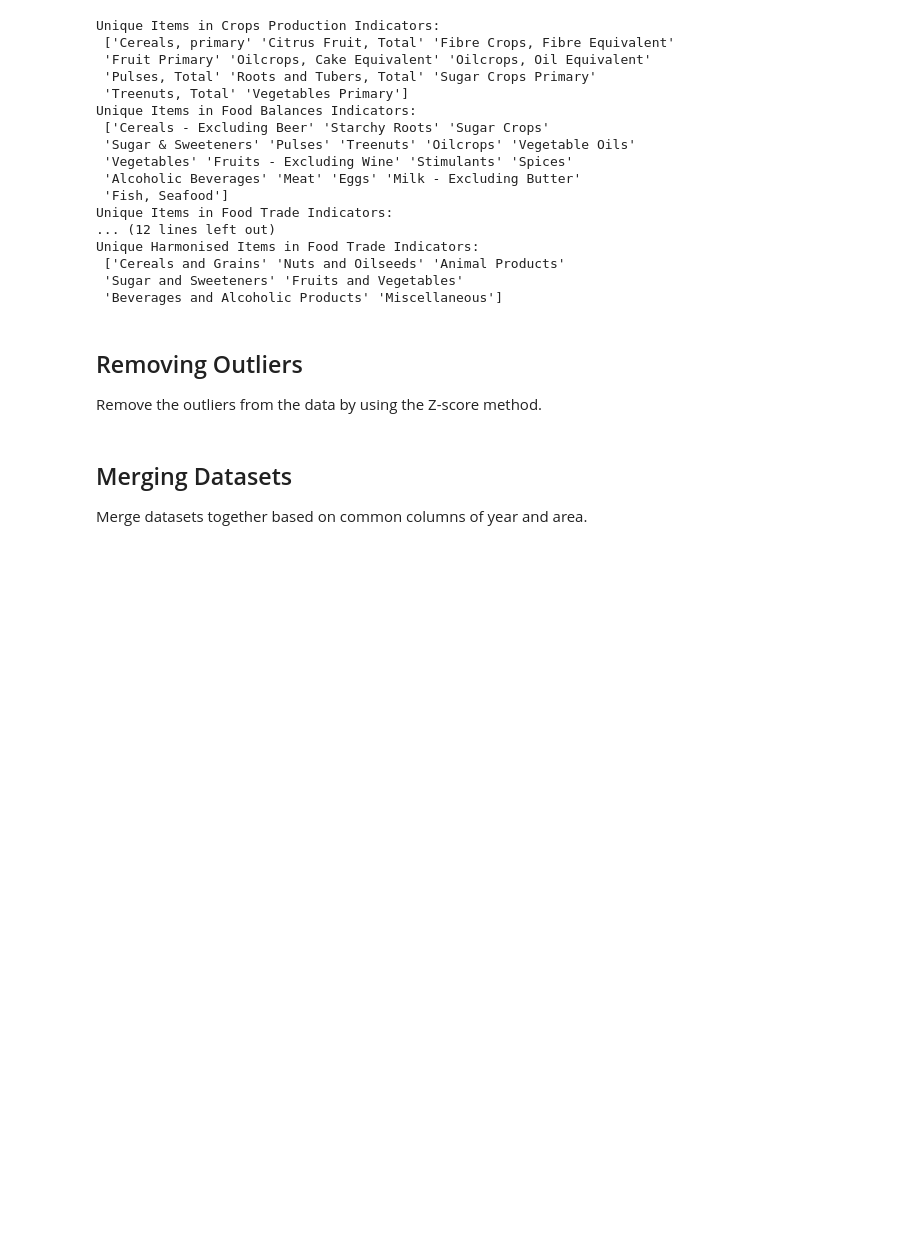
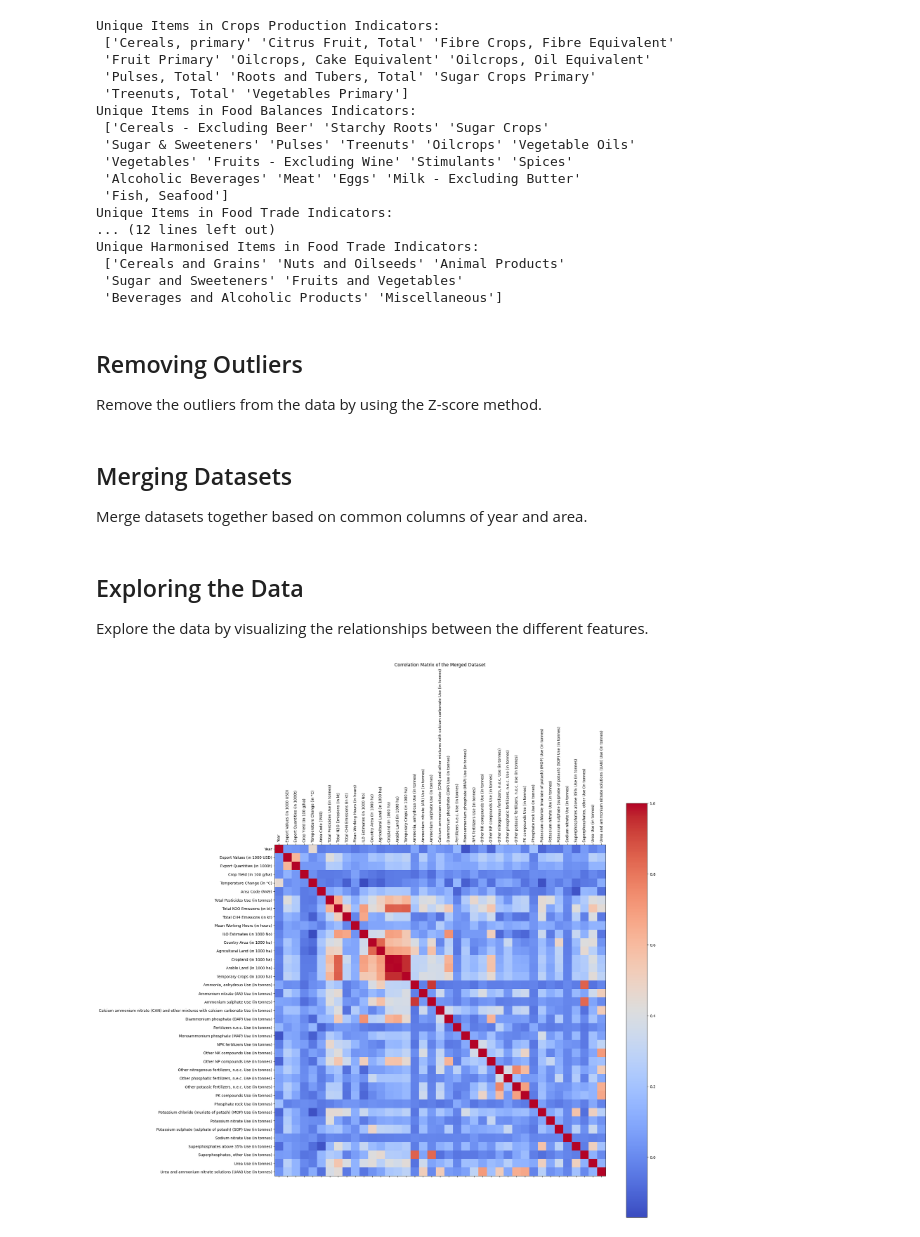
Before and after one commit to tnaccarato/Crop-Forcasting-MLP, a Jupyter notebook: MLP.ipynb, the cells around one changed output. Drawn from its saved outputs; the diff is of its cells as text; code cells hidden in the pictures; blank space fills up the shorter version.

Commit message:
Add correlation matrix

```diff
--- a/MLP.ipynb
+++ b/MLP.ipynb
@@ -409,3 +409,24 @@ fertilizers_pivot.columns = [f"{col} Use (in tonnes)" if col != 'Year' and col !
 merged_df = pd.merge(merged_df, fertilizers_pivot, how='inner', on=['Year', 'Area', 'Area Code (M49)'])
 # Fills the missing values in the fertilizers use columns with 0
 merged_df.fillna(0, inplace=True)
+# %% [markdown]
+## Exploring the Data
+
+Explore the data by visualizing the relationships between the different features.
+# %%
+# Plotting the correlation matrix of the numerical columns
+numerical_columns = merged_df.select_dtypes(include=[np.number]).columns.tolist()
+
+# Calculate the correlation matrix for numerical columns only
+correlation_matrix = merged_df[numerical_columns].corr()
+
+# Plotting the correlation matrix
+plt.figure(figsize=(20, 20))
+plt.matshow(correlation_matrix, cmap='coolwarm', fignum=1)
+plt.colorbar()
+plt.xticks(range(len(correlation_matrix.columns)), correlation_matrix.columns, rotation='vertical')
+plt.yticks(range(len(correlation_matrix.columns)), correlation_matrix.columns)
+plt.title('Correlation Matrix of the Merged Dataset')
+plt.show()
+# %% [output]
+[figure, added]
```
